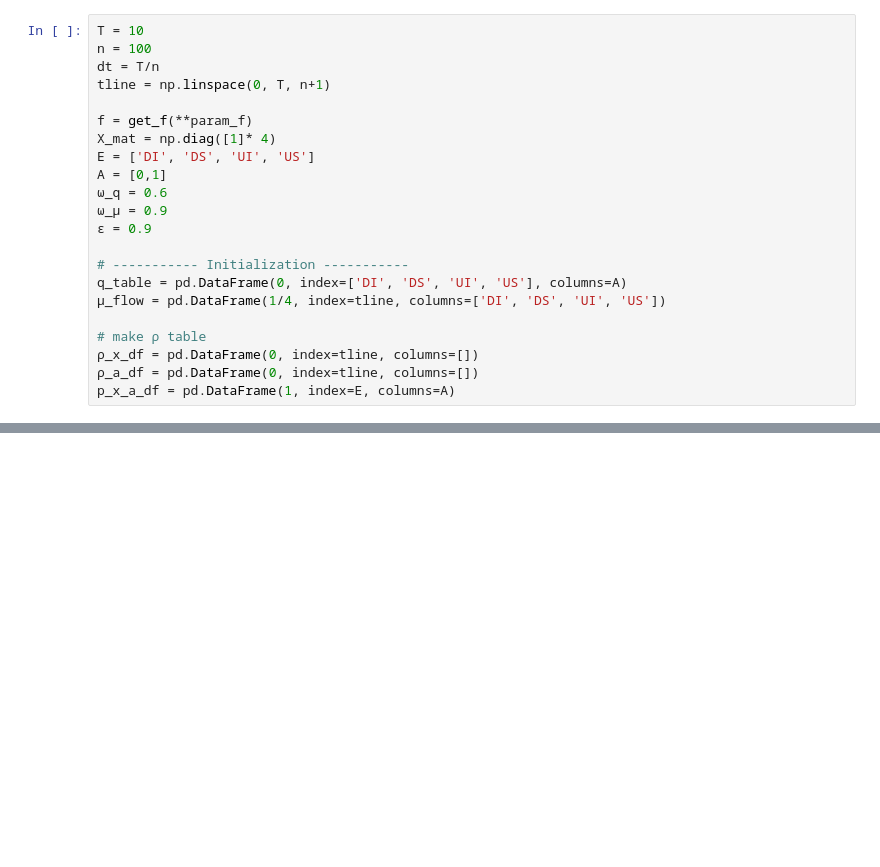
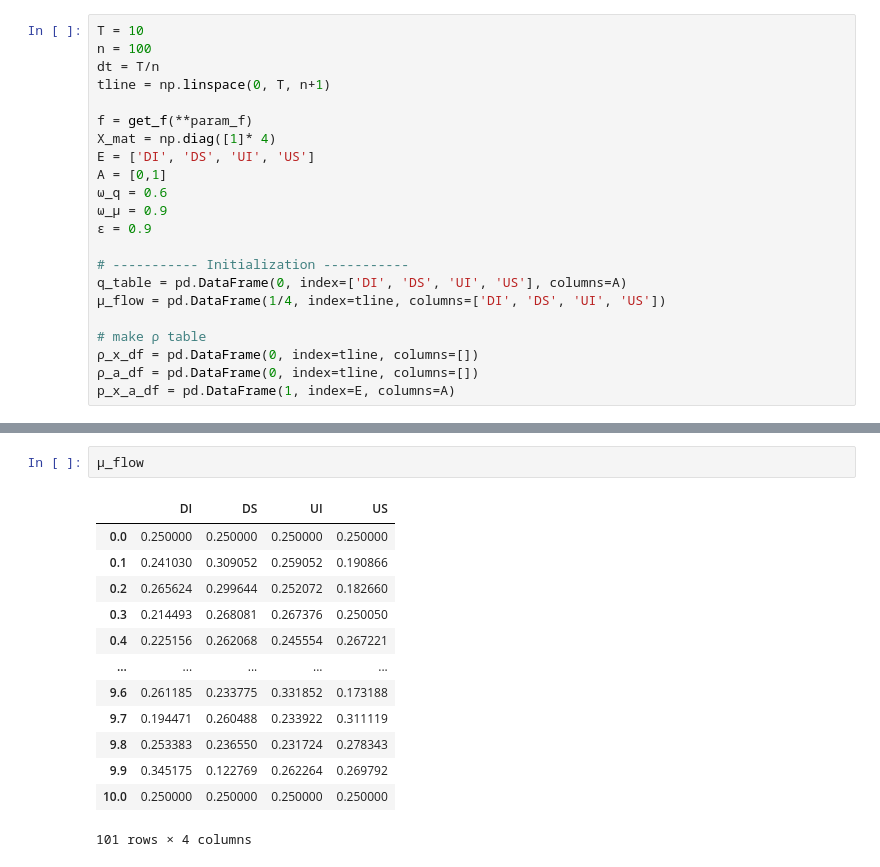
Before and after one commit to alexbstl/meanfield-cybersecurity, a Jupyter notebook: Meanfield_Cybersecurity.ipynb, the cells around one changed output, grey strips where cells are left out. Cells and saved outputs as stored; diff of their text form; blank space fills up the shorter version.

```diff
--- a/Meanfield_Cybersecurity.ipynb
+++ b/Meanfield_Cybersecurity.ipynb
@@ -298,3 +301,19 @@ for k in trange(10,  desc='episode  '):
+# %%
+μ_flow
+# %% [output]
+|  | DI | DS | UI | US |
+| 0.0 | 0.250000 | 0.250000 | 0.250000 | 0.250000 |
+| 0.1 | 0.241030 | 0.309052 | 0.259052 | 0.190866 |
+| 0.2 | 0.265624 | 0.299644 | 0.252072 | 0.182660 |
+| 0.3 | 0.214493 | 0.268081 | 0.267376 | 0.250050 |
+| 0.4 | 0.225156 | 0.262068 | 0.245554 | 0.267221 |
+| ... | ... | ... | ... | ... |
+| 9.6 | 0.261185 | 0.233775 | 0.331852 | 0.173188 |
+| 9.7 | 0.194471 | 0.260488 | 0.233922 | 0.311119 |
+| 9.8 | 0.253383 | 0.236550 | 0.231724 | 0.278343 |
+| 9.9 | 0.345175 | 0.122769 | 0.262264 | 0.269792 |
+| 10.0 | 0.250000 | 0.250000 | 0.250000 | 0.250000 |
+101 rows × 4 columns
 # %%
 μ_flow.plot(**param_plot)
 # %% [output]
```
Also changed, not shown: parts of 9 cells of this notebook.
